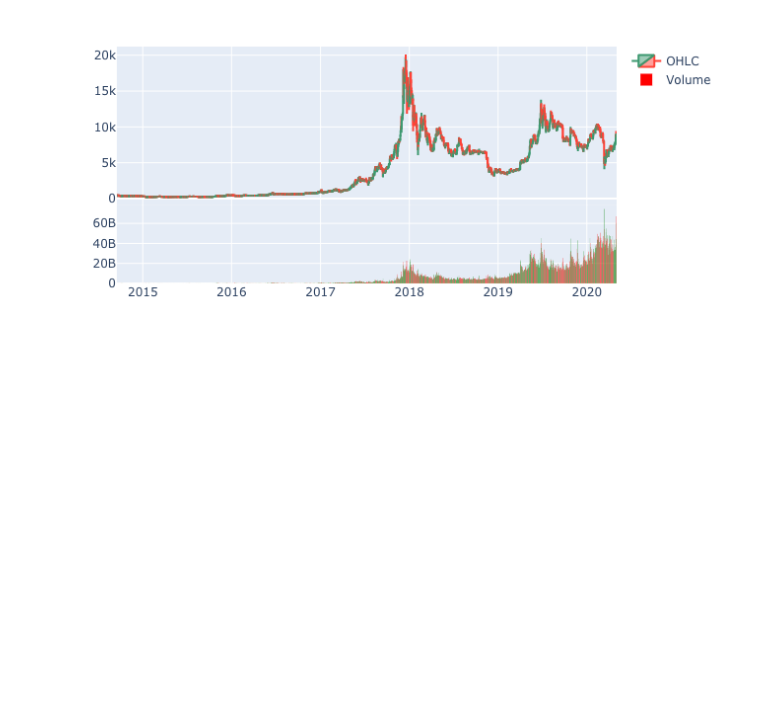
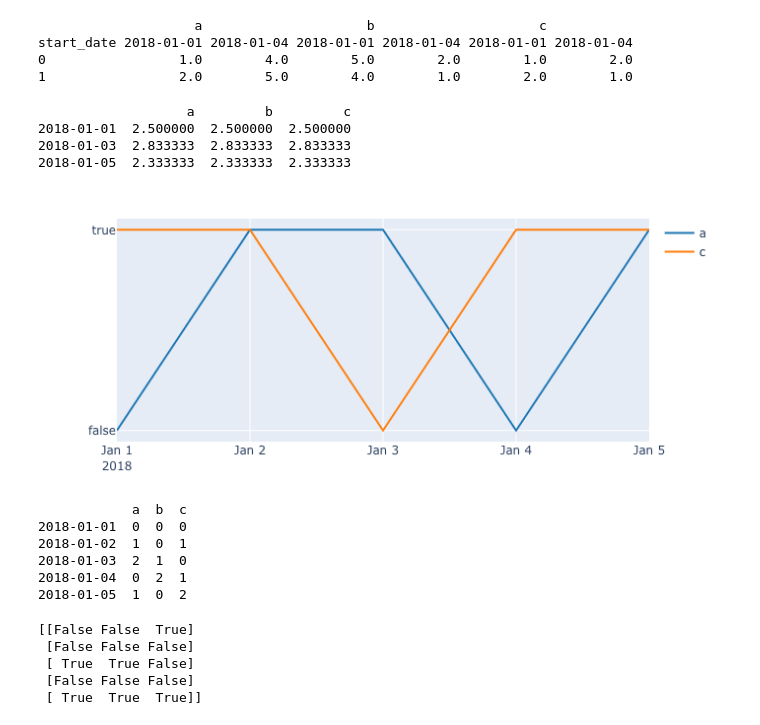
Before and after one commit to polakowo/vectorbt, a Jupyter notebook: Untitled.ipynb, the cells around one changed output. Drawn from its saved outputs; the diff is of its cells as text; code cells hidden in the pictures; blank space fills up the shorter version.

```diff
--- a/Untitled.ipynb
+++ b/Untitled.ipynb
@@ -1,7 +1,60 @@
-# %%
-import vectorbt as vbt
-import yfinance as yf
-
-yf.Ticker("BTC-USD").history(period="max").vbt.ohlcv.plot()
-# %% [output]
-[figure, removed]
+# %%
+import vectorbt as vbt
+import numpy as np
+import pandas as pd
+from numba import njit
+from datetime import datetime
+
+index = pd.Index([
+    datetime(2018, 1, 1),
+    datetime(2018, 1, 2),
+    datetime(2018, 1, 3),
+    datetime(2018, 1, 4),
+    datetime(2018, 1, 5)
+])
+columns = ['a', 'b', 'c']
+df = pd.DataFrame([
+    [1, 5, 1],
+    [2, 4, 2],
+    [3, 3, 3],
+    [4, 2, 2],
+    [5, 1, 1]
+], index=index, columns=columns)
+# %%
+print(df.vbt.timeseries.rolling_window(2, n=2))
+# %% [output]
+                    a                     b                     c
+start_date 2018-01-01 2018-01-04 2018-01-01 2018-01-04 2018-01-01 2018-01-04
+0                 1.0        4.0        5.0        2.0        1.0        2.0
+1                 2.0        5.0        4.0        1.0        2.0        1.0
+# %%
+>>> print(df.vbt.timeseries.resample_apply('2d', mean_reduce_nb, on_2d=True))
+# %% [output]
+                   a         b         c
+2018-01-01  2.500000  2.500000  2.500000
+2018-01-03  2.833333  2.833333  2.833333
+2018-01-05  2.333333  2.333333  2.333333
+# %%
+df[['a', 'c']].vbt.signals.plot().show_png()
+# %% [output]
+[figure, added]
+# %%
+print((~df).vbt.signals.rank(after_false=True))
+# %% [output]
+            a  b  c
+2018-01-01  0  0  0
+2018-01-02  1  0  1
+2018-01-03  2  1  0
+2018-01-04  0  2  1
+2018-01-05  1  0  2
+# %%
+>>> import numpy as np
+>>> from vectorbt.signals.nb import generate_random_nb
+
+>>> print(generate_random_nb((5, 3), n_range=np.array([2]), seed=42))
+# %% [output]
+[[False False  True]
+ [False False False]
+ [ True  True False]
+ [False False False]
+ [ True  True  True]]
```
Also changed, not shown: parts of 12 cells of this notebook, 25 other files.
